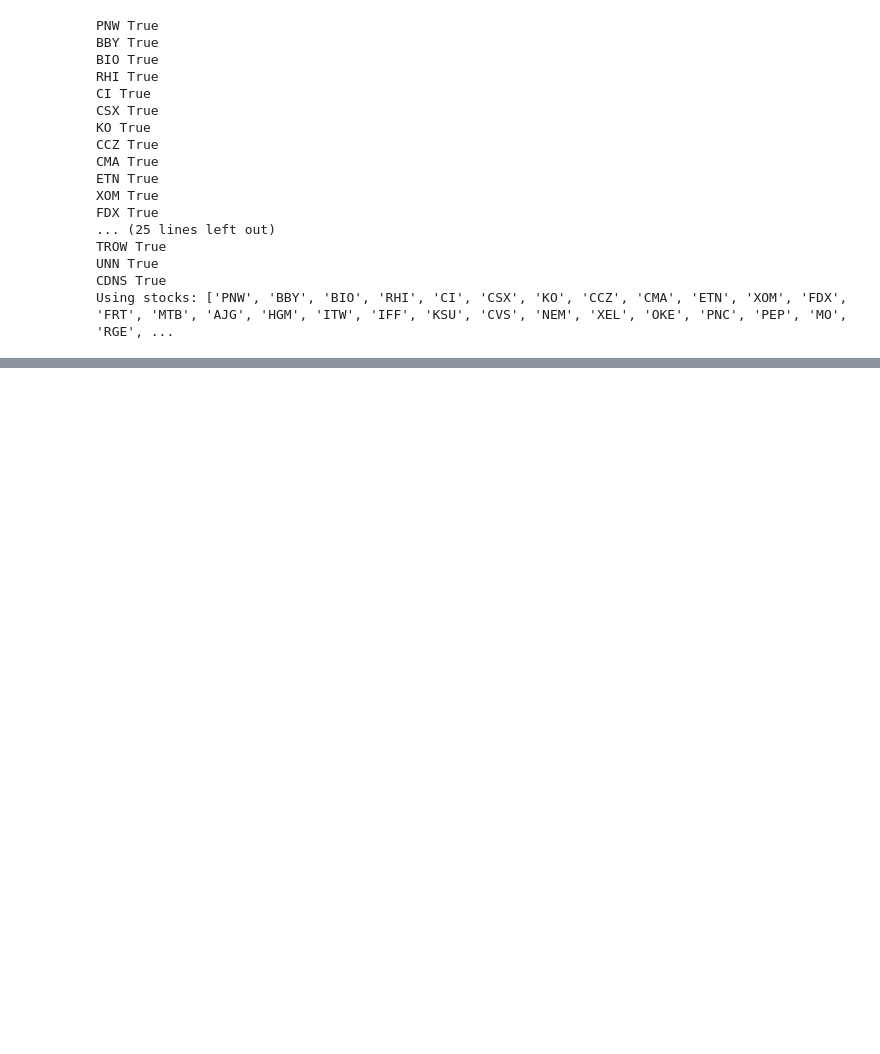
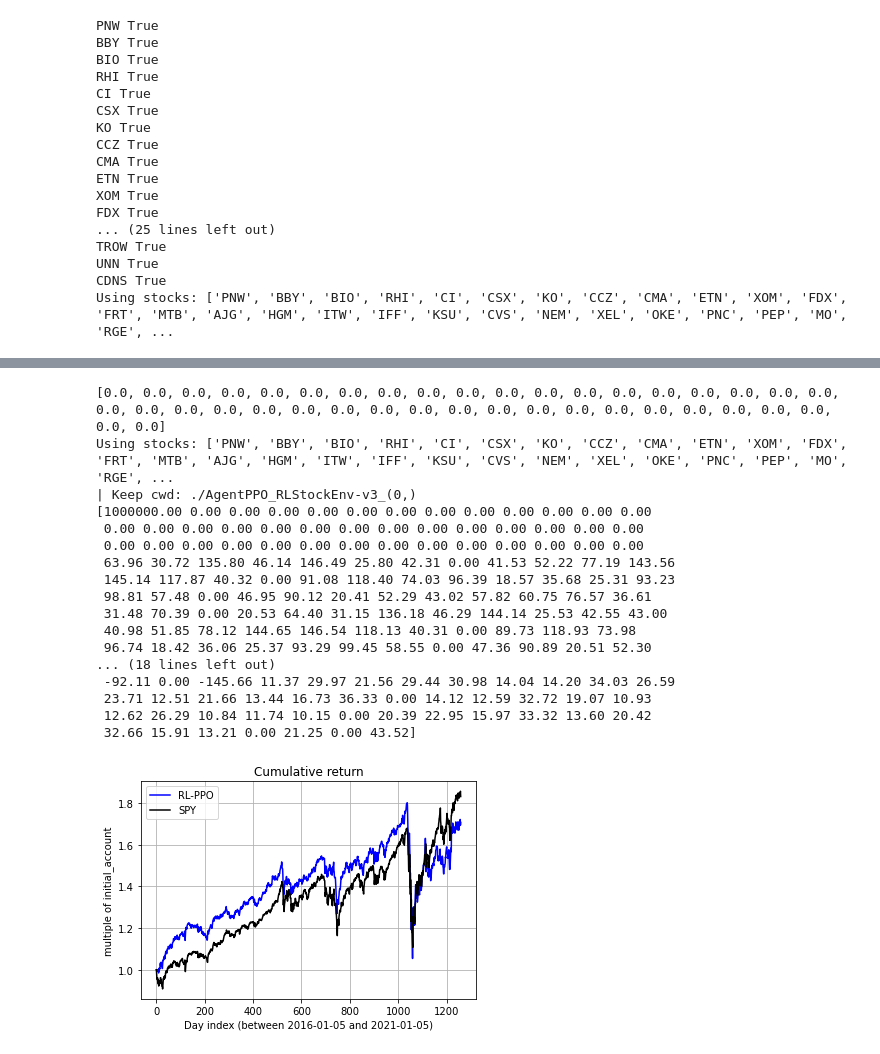
Before and after one commit to clarah2/stock-trading, a Jupyter notebook: Stock_Trading_Multiple.ipynb, the cells around one changed output, grey strips where cells are left out. Saved outputs shown, nothing was run; the diff lists cells and outputs as text; code cells hidden in the pictures; blank space fills up the shorter version.

```diff
--- a/Stock_Trading_Multiple.ipynb
+++ b/Stock_Trading_Multiple.ipynb
@@ -146,38 +204,57 @@ tickers = {x: 0 for x in used_tickers}
 
 agent = AgentPPO.AgentPPO() # AgentSAC(), AgentTD3(), AgentDDPG()?
 agent.if_use_gae = True
-agent.lambda_entropy = 0.04
+agent.lambda_entropy = 0.1
 
 initial_stocks = np.zeros([len(tickers)]).tolist()
 print(initial_stocks)
 
 env_eval = StockEnvMultiple(tickers=tickers,
                             begin_date=start_eval_date,
                             end_date=end_eval_date)
 
 
 agent.if_on_policy = False
 args = Arguments(env_eval, agent)
 
 args.if_remove = False
 args.cwd = './AgentPPO_RLStockEnv-v3_(0,)'
 args.gamma = gamma
 args.break_step = int(2e5)
 args.net_dim = 2 ** 9
 args.max_step = args.env.max_step
 args.max_memo = args.max_step * 4
 args.batch_size = 2 ** 10
 args.repeat_times = 2 ** 3
 args.eval_gap = 2 ** 4
 args.eval_times1 = 2 ** 3
 args.eval_times2 = 2 ** 5
 args.if_allow_break = False
 args.target_return = 1.1e7
 
 args.rollout_num = 6 # the number of rollout workers (larger is not always faster)
 args.init_before_training()
 
 env_eval.draw_cumulative_return(args, torch, 'PPO')
 plt.show()
+# %% [output]
+[0.0, 0.0, 0.0, 0.0, 0.0, 0.0, 0.0, 0.0, 0.0, 0.0, 0.0, 0.0, 0.0, 0.0, 0.0, 0.0, 0.0, 0.0, 0.0, 0.0, 0.0, 0.0, 0.0, 0.0, 0.0, 0.0, 0.0, 0.0, 0.0, 0.0, 0.0, 0.0, 0.0, 0.0, 0.0, 0.0, 0.0, 0.0, 0.0, 0.0]
+Using stocks: ['PNW', 'BBY', 'BIO', 'RHI', 'CI', 'CSX', 'KO', 'CCZ', 'CMA', 'ETN', 'XOM', 'FDX', 'FRT', 'MTB', 'AJG', 'HGM', 'ITW', 'IFF', 'KSU', 'CVS', 'NEM', 'XEL', 'OKE', 'PNC', 'PEP', 'MO', 'RGE', ...
+| Keep cwd: ./AgentPPO_RLStockEnv-v3_(0,)
+[1000000.00 0.00 0.00 0.00 0.00 0.00 0.00 0.00 0.00 0.00 0.00 0.00 0.00
+ 0.00 0.00 0.00 0.00 0.00 0.00 0.00 0.00 0.00 0.00 0.00 0.00 0.00 0.00
+ 0.00 0.00 0.00 0.00 0.00 0.00 0.00 0.00 0.00 0.00 0.00 0.00 0.00 0.00
+ 63.96 30.72 135.80 46.14 146.49 25.80 42.31 0.00 41.53 52.22 77.19 143.56
+ 145.14 117.87 40.32 0.00 91.08 118.40 74.03 96.39 18.57 35.68 25.31 93.23
+ 98.81 57.48 0.00 46.95 90.12 20.41 52.29 43.02 57.82 60.75 76.57 36.61
+ 31.48 70.39 0.00 20.53 64.40 31.15 136.18 46.29 144.14 25.53 42.55 43.00
+ 40.98 51.85 78.12 144.65 146.54 118.13 40.31 0.00 89.73 118.93 73.98
+ 96.74 18.42 36.06 25.37 93.29 99.45 58.55 0.00 47.36 90.89 20.51 52.30
+... (18 lines left out)
+ -92.11 0.00 -145.66 11.37 29.97 21.56 29.44 30.98 14.04 14.20 34.03 26.59
+ 23.71 12.51 21.66 13.44 16.73 36.33 0.00 14.12 12.59 32.72 19.07 10.93
+ 12.62 26.29 10.84 11.74 10.15 0.00 20.39 22.95 15.97 33.32 13.60 20.42
+ 32.66 15.91 13.21 0.00 21.25 0.00 43.52]
+[figure, added]
 # %%
 plt.show()
```
Also changed, not shown: parts of 9 cells of this notebook, 20 other files.
